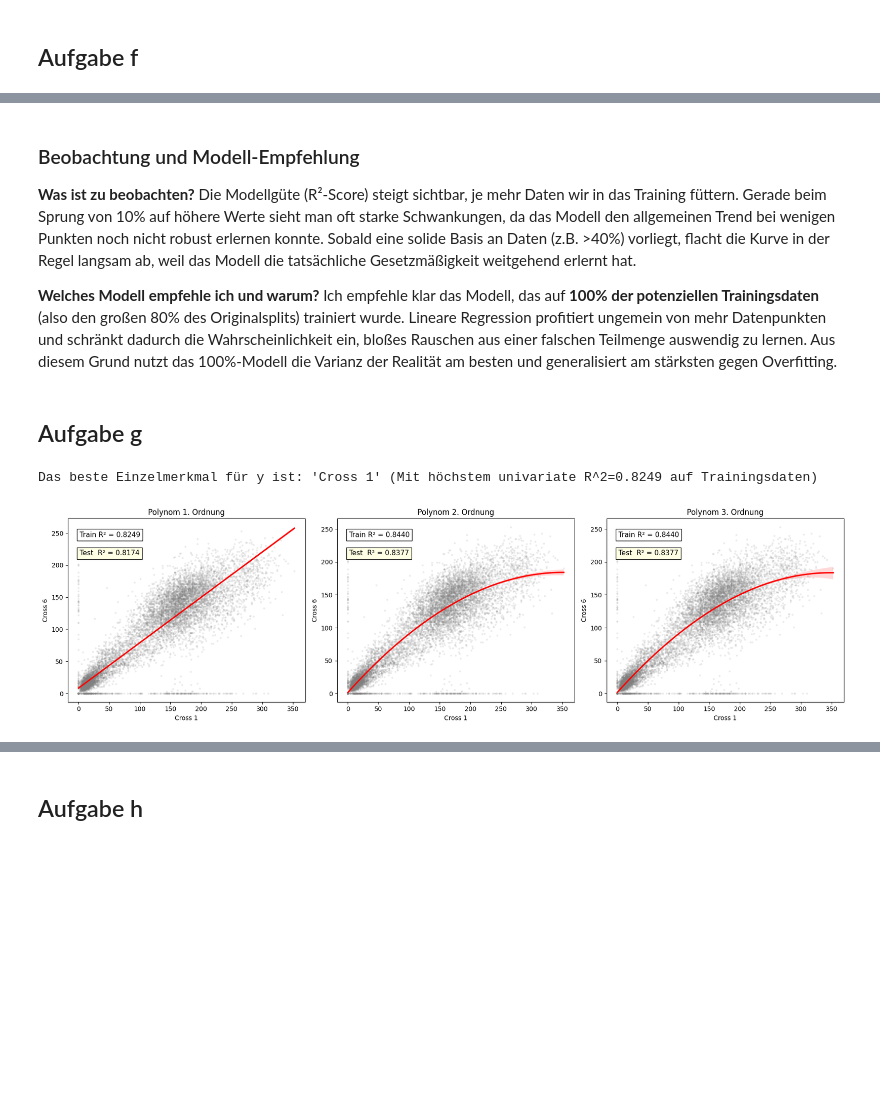
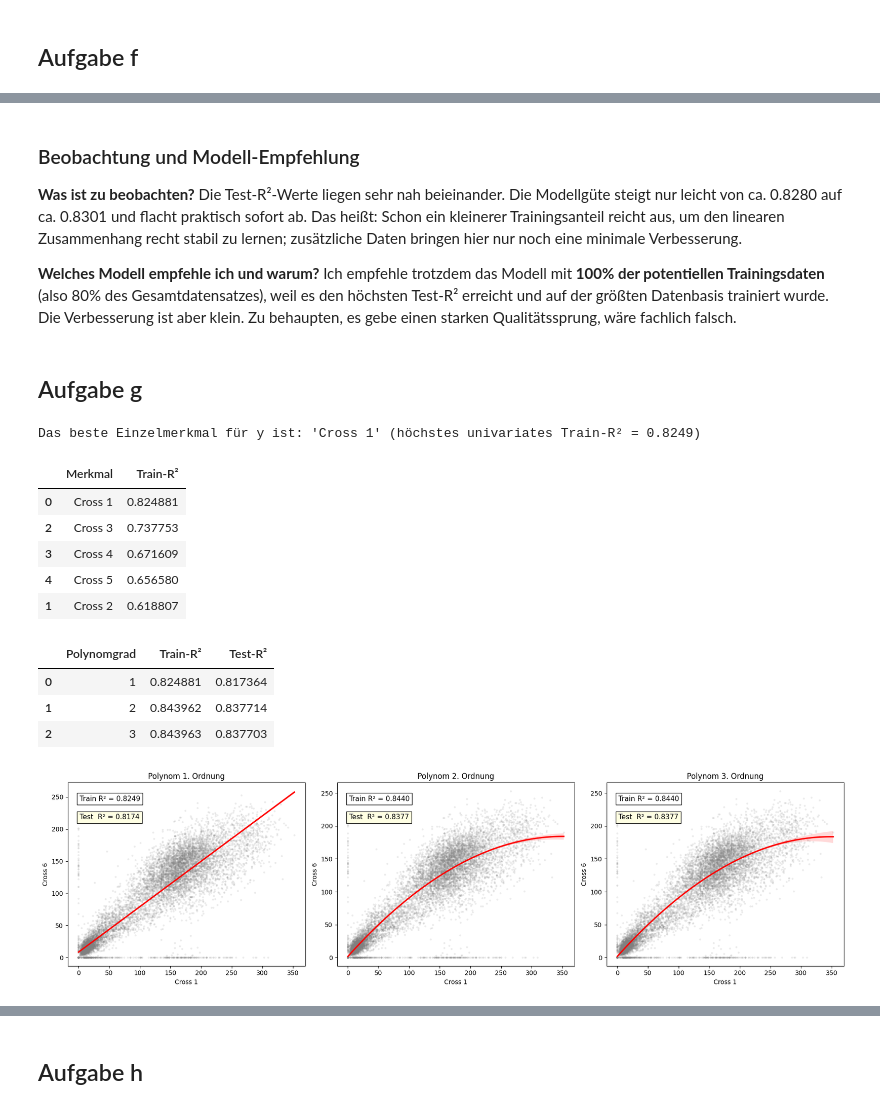
Before and after one commit to TieRub/DMg_2026, a Jupyter notebook: B1/Aufgaben_E_bis_H_ben.ipynb, the cells around one changed output, grey strips where cells are left out. Drawn from its saved outputs; the diff is of its cells as text; code cells hidden in the pictures; blank space fills up the shorter version.

```diff
--- a/B1/Aufgaben_E_bis_H_ben.ipynb
+++ b/B1/Aufgaben_E_bis_H_ben.ipynb
@@ -90,73 +104,84 @@ plt.show()
 ### Beobachtung und Modell-Empfehlung
 
 **Was ist zu beobachten?**
-Die Modellgüte (R²-Score) steigt sichtbar, je mehr Daten wir in das Training füttern. Gerade beim Sprung von 10% auf höhere Werte sieht man oft starke Schwankungen, da das Modell den allgemeinen Trend bei wenigen Punkten noch nicht robust erlernen konnte. Sobald eine solide Basis an Daten (z.B. >40%) vorliegt, flacht die Kurve in der Regel langsam ab, weil das Modell die tatsächliche Gesetzmäßigkeit weitgehend erlernt hat.
+Die Test-R²-Werte liegen sehr nah beieinander. Die Modellgüte steigt nur leicht von ca. 0.8280 auf ca. 0.8301 und flacht praktisch sofort ab. Das heißt: Schon ein kleinerer Trainingsanteil reicht aus, um den linearen Zusammenhang recht stabil zu lernen; zusätzliche Daten bringen hier nur noch eine minimale Verbesserung.
 
 **Welches Modell empfehle ich und warum?**
-Ich empfehle klar das Modell, das auf **100% der potenziellen Trainingsdaten** (also den großen 80% des Originalsplits) trainiert wurde. Lineare Regression profitiert ungemein von mehr Datenpunkten und schränkt dadurch die Wahrscheinlichkeit ein, bloßes Rauschen aus einer falschen Teilmenge auswendig zu lernen. Aus diesem Grund nutzt das 100%-Modell die Varianz der Realität am besten und generalisiert am stärksten gegen Overfitting.
+Ich empfehle trotzdem das Modell mit **100% der potentiellen Trainingsdaten** (also 80% des Gesamtdatensatzes), weil es den höchsten Test-R² erreicht und auf der größten Datenbasis trainiert wurde. Die Verbesserung ist aber klein. Zu behaupten, es gebe einen starken Qualitätssprung, wäre fachlich falsch.
 # %% [markdown]
 ## Aufgabe g
 # %%
 # 1. Bestes relevantes Einzelmerkmal univariat evaluieren
 best_feature = None
 best_r2 = -float("inf")
+single_feature_scores = []
 
 for col in X_train_pot.columns:
     model_g_uni = LinearRegression()
-    # Scikit-Learn erwartet 2D Arrays -> [[col]]
     X_uni = X_train_pot[[col]]
     model_g_uni.fit(X_uni, y_train_pot)
 
     pred_uni = model_g_uni.predict(X_uni)
     score = r2_score(y_train_pot, pred_uni)
+    single_feature_scores.append((col, score))
 
     if score > best_r2:
         best_r2 = score
         best_feature = col
 
-print(f"Das beste Einzelmerkmal für y ist: '{best_feature}' (Mit höchstem univariate R^2={best_r2:.4f} auf Trainingsdaten)")
+single_feature_df = pd.DataFrame(single_feature_scores, columns=["Merkmal", "Train-R²"])
+display(single_feature_df.sort_values("Train-R²", ascending=False))
+print(f"Das beste Einzelmerkmal für y ist: '{best_feature}' (höchstes univariates Train-R² = {best_r2:.4f})")
 
-# 2. Visualisierung der Polynomialen Regression (Grad 1 bis 3)
+# 2. Visualisierung der polynomialen Regression (Grad 1 bis 3)
 fig, axes = plt.subplots(1, 3, figsize=(18, 5))
-
 orders = [1, 2, 3]
+poly_scores = []
 
 for degree, ax in zip(orders, axes):
-    # Regplot für optische Punktewolken & Kurvenzeichnung
     sns.regplot(
         x=X_train_pot[best_feature],
         y=y_train_pot,
         order=degree,
         ax=ax,
-        scatter_kws={'alpha': 0.1, 'color':'gray', 's': 5},
+        scatter_kws={'alpha': 0.1, 'color': 'gray', 's': 5},
         line_kws={'color': 'red'}
     )
     ax.set_title(f"Polynom {degree}. Ordnung")
 
-    # Modell auf Trainingsdaten fitten
     poly = PolynomialFeatures(degree=degree)
     X_poly_train = poly.fit_transform(X_train_pot[[best_feature]])
 
     poly_model = LinearRegression()
     poly_model.fit(X_poly_train, y_train_pot)
 
-    # Train R^2
     r2_poly_train = r2_score(y_train_pot, poly_model.predict(X_poly_train))
-
-    # Test R^2 – transform (nicht fit_transform!) mit dem bereits gefitteten poly-Objekt
     X_poly_test = poly.transform(X_test[[best_feature]])
     r2_poly_test = r2_score(y_test, poly_model.predict(X_poly_test))
+    poly_scores.append((degree, r2_poly_train, r2_poly_test))
 
-    # Beide Werte in die Annotationsbox schreiben
     ax.text(0.05, 0.90, f"Train R² = {r2_poly_train:.4f}", transform=ax.transAxes,
             fontsize=11, bbox=dict(facecolor='white', alpha=0.9))
     ax.text(0.05, 0.80, f"Test  R² = {r2_poly_test:.4f}", transform=ax.transAxes,
             fontsize=11, bbox=dict(facecolor='lightyellow', alpha=0.9))
 
 plt.tight_layout()
 plt.show()
+
+poly_scores_df = pd.DataFrame(poly_scores, columns=["Polynomgrad", "Train-R²", "Test-R²"])
+display(poly_scores_df)
 # %% [output]
-Das beste Einzelmerkmal für y ist: 'Cross 1' (Mit höchstem univariate R^2=0.8249 auf Trainingsdaten)
+Das beste Einzelmerkmal für y ist: 'Cross 1' (höchstes univariates Train-R² = 0.8249)
+|  | Merkmal | Train-R² |
+| 0 | Cross 1 | 0.824881 |
+| 2 | Cross 3 | 0.737753 |
+| 3 | Cross 4 | 0.671609 |
+| 4 | Cross 5 | 0.656580 |
+| 1 | Cross 2 | 0.618807 |
+|  | Polynomgrad | Train-R² | Test-R² |
+| 0 | 1 | 0.824881 | 0.817364 |
+| 1 | 2 | 0.843962 | 0.837714 |
+| 2 | 3 | 0.843963 | 0.837703 |
 [figure]
 # %% [markdown]
 ### Begründung des Merkmals und Beurteilung Under- und Overfitting
```
Also changed, not shown: parts of 8 cells of this notebook.
